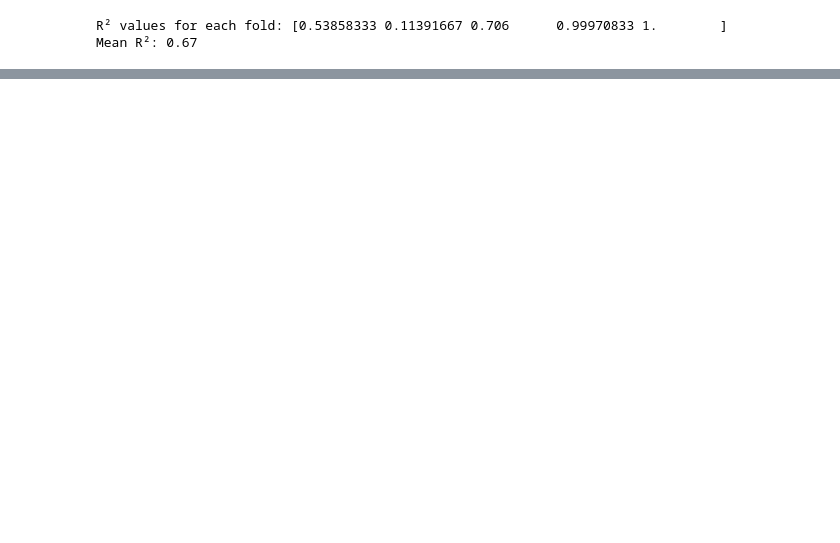
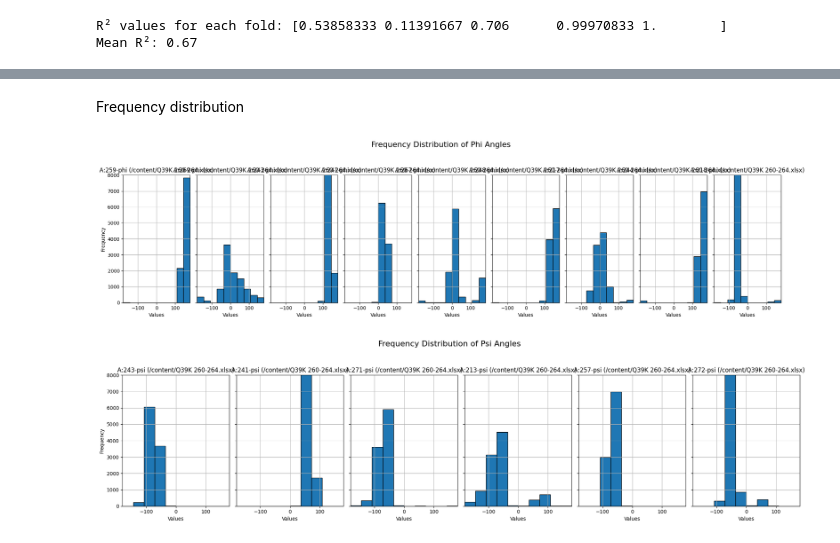
Before and after one commit to Roshankumarshridhar/Feature_importance, a Jupyter notebook: feature_importance_TEM_1.ipynb, the cells around one changed output, grey strips where cells are left out. Drawn from its saved outputs; the diff is of its cells as text; code cells hidden in the pictures; blank space fills up the shorter version.

```diff
--- a/feature_importance_TEM_1.ipynb
+++ b/feature_importance_TEM_1.ipynb
@@ -167,0 +674,72 @@ plt.show()
+# %% [markdown]
+Frequency distribution
+# %%
+import pandas as pd
+import matplotlib.pyplot as plt
+
+# List of Excel files
+excel_files = ['/content/Q39K 260-264.xlsx']
+
+# Initialize lists to store data for plotting
+all_phi_columns = []
+all_psi_columns = []
+
+# Loop through each file and read the data
+for file in excel_files:
+    df = pd.read_excel(file)
+
+    # Extract phi and psi columns
+    phi_columns = [col for col in df.columns if 'phi' in col]
+    psi_columns = [col for col in df.columns if 'psi' in col]
+
+    all_phi_columns.append((file, phi_columns, df[phi_columns]))
+    all_psi_columns.append((file, psi_columns, df[psi_columns]))
+
+# Plot histograms for phi angles
+num_rows = len(excel_files)
+num_cols = len(all_phi_columns[0][1]) if all_phi_columns[0][1] else 1
+
+fig, axes = plt.subplots(nrows=num_rows, ncols=num_cols, figsize=(20, 5 * num_rows), sharey=True)
+fig.suptitle('Frequency Distribution of Phi Angles', fontsize=16, y=1.05)
+
+# Ensure axes is always a 2D array for consistent indexing
+if num_rows == 1:
+    axes = [axes]  # Convert 1D to list for consistency
+
+for i, (file, phi_columns, phi_data) in enumerate(all_phi_columns):
+    for j, phi_angle in enumerate(phi_columns):
+        axes[i][j].hist(phi_data[phi_angle], bins=10, range=(-180, 180), edgecolor='black')
+        axes[i][j].set_title(f'{phi_angle} ({file})')
+        axes[i][j].set_xlabel('Values')
+        axes[i][j].set_xlim(-180, 180)
+        axes[i][j].set_ylim(0, 8000)
+        axes[i][j].grid(True)
+
+axes[0][0].set_ylabel('Frequency')
+plt.tight_layout()
+plt.show()
+
+# Plot histograms for psi angles
+num_cols = len(all_psi_columns[0][1]) if all_psi_columns[0][1] else 1
+
+fig, axes = plt.subplots(nrows=num_rows, ncols=num_cols, figsize=(20, 5 * num_rows), sharey=True)
+fig.suptitle('Frequency Distribution of Psi Angles', fontsize=16, y=1.05)
+
+if num_rows == 1:
+    axes = [axes]  # Convert 1D to list for consistency
+
+for i, (file, psi_columns, psi_data) in enumerate(all_psi_columns):
+    for j, psi_angle in enumerate(psi_columns):
+        axes[i][j].hist(psi_data[psi_angle], bins=10, range=(-180, 180), edgecolor='black')
+        axes[i][j].set_title(f'{psi_angle} ({file})')
+        axes[i][j].set_xlabel('Values')
+        axes[i][j].set_xlim(-180, 180)
+        axes[i][j].set_ylim(0, 8000)
+        axes[i][j].grid(True)
+
+axes[0][0].set_ylabel('Frequency')
+plt.tight_layout()
+plt.show()
+# %% [output]
+[figure, added]
+[figure, added]
```
Also changed, not shown: parts of 35 cells of this notebook.
